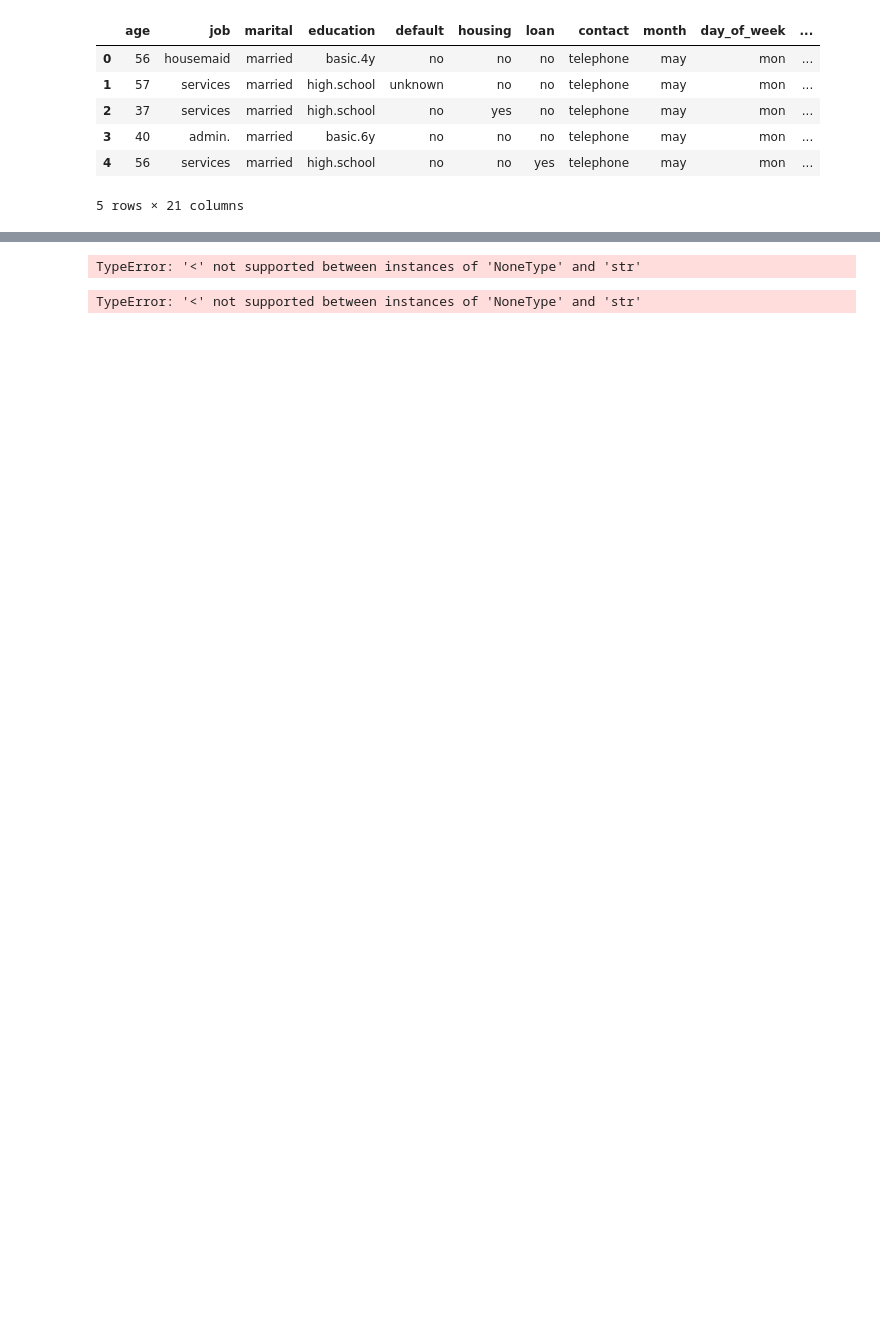
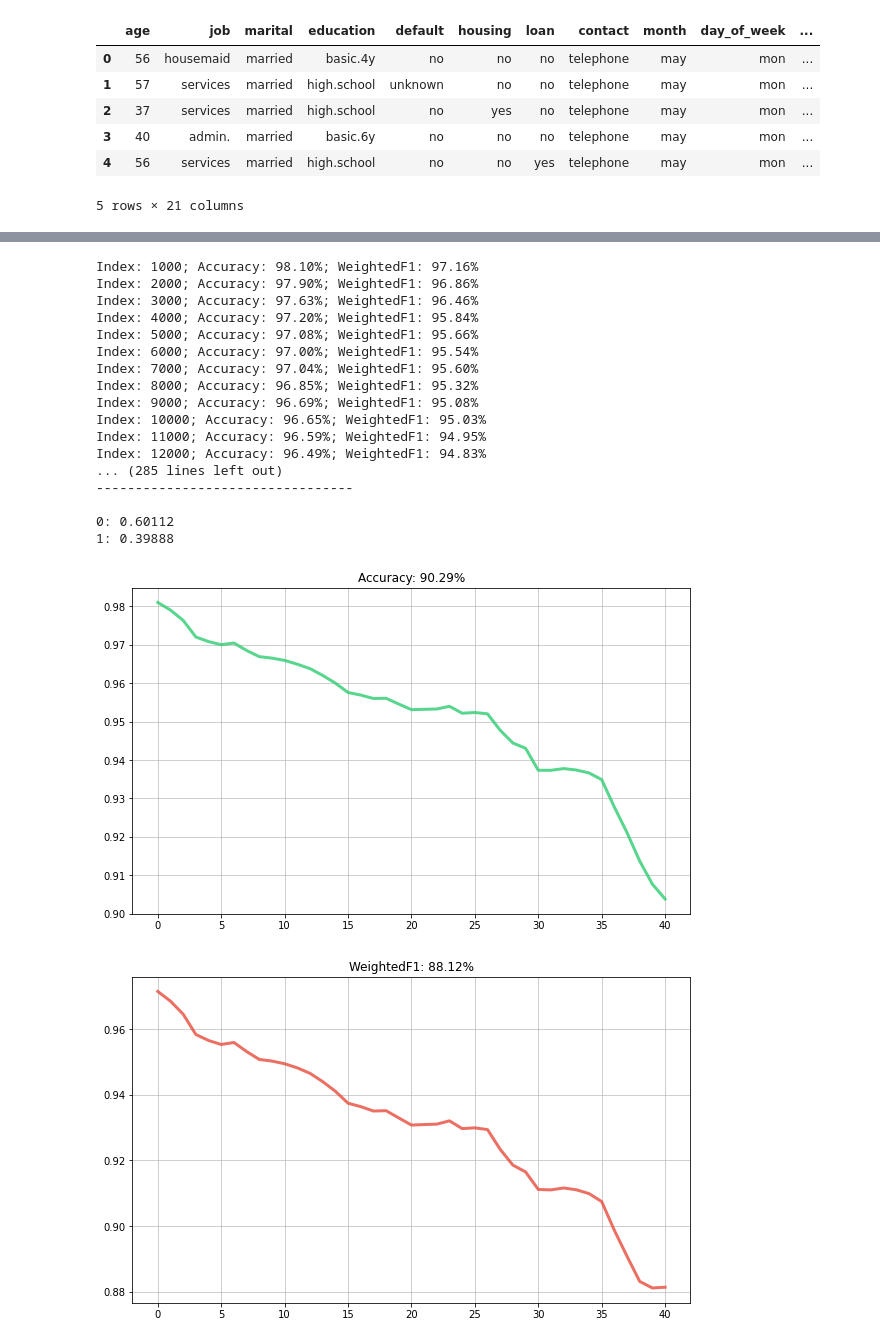
Before and after one commit to denysgerasymuk799/Online-ML-Stability, a Jupyter notebook: notebooks/Bank_dataset_River.ipynb, the cells around one changed output, grey strips where cells are left out. Drawn from its saved outputs; the diff is of its cells as text; code cells hidden in the pictures; blank space fills up the shorter version.

Commit message:
Added SPR classifier

```diff
--- a/notebooks/Bank_dataset_River.ipynb
+++ b/notebooks/Bank_dataset_River.ipynb
@@ -66,30 +58,21 @@ class BankDataset(base.FileDataset):
 # %%
-from river import compose
-from river import preprocessing
-from river import metrics
-
-from pprint import pprint
-
 categorical_features = ['job', 'marital', 'education', 'default', 'housing', 'loan', 'contact', 'month', 'day_of_week', 'poutcome']
 numerical_features = (feature for feature in df.columns if feature not in categorical_features + ['y'])
 
-# pp = compose.Select('job') | preprocessing.OneHotEncoder()
-model = compose.Select(categorical_features[0])
+transform_pipeline = compose.Select(categorical_features[0])
 for feature in categorical_features[1:]:
-    model += compose.Select(feature)
-model |= preprocessing.OneHotEncoder()
+    transform_pipeline += compose.Select(feature)
+transform_pipeline |= preprocessing.OneHotEncoder()
 
 for feature in numerical_features:
-    model += compose.Select(feature)
-model |= preprocessing.StandardScaler()
-model |= ensemble.AdaptiveRandomForestClassifier(seed=8, leaf_prediction="mc")
+    transform_pipeline += compose.Select(feature)
+transform_pipeline |= preprocessing.MinMaxScaler()
 
 bank_dataset = BankDataset()
-metric = metrics.Accuracy()
-
 for idx, (x, y) in enumerate(bank_dataset):
-    model = model.learn_one(x)
-    pprint(model.transform_one(x))
-    if idx == 2:
+    print(f'Initial features: {x}\n')
+    x = transform_pipeline.transform_one(x)
+    print(f'Transformed features: {x}\n\n')
+    if idx + 1 == 10:
         break
 # %% [output]
@@ -113,16 +95,0 @@ for idx, (x, y) in enumerate(bank_dataset):
-# %%
-for idx, (x, y) in enumerate(bank_dataset):
-    # Obtain the prior prediction and update the model in one go
-    y_pred = model.predict_one(x)
-    model.learn_one(x, y)
-
-    # Update the error metric
-    metric.update(y, y_pred)
-    if (idx + 1) % 100:
-        print(metric)
-# %% [output]
-TypeError: '<' not supported between instances of 'NoneType' and 'str'
-# %%
-evaluate.progressive_val_score(bank_dataset, model, metric, print_every=100)
-# %% [output]
-TypeError: '<' not supported between instances of 'NoneType' and 'str'
@@ -128,0 +139,23 @@ TypeError: '<' not supported between instances of 'NoneType' and 'str'
+# %%
+ARF_model = transform_pipeline | ensemble.AdaptiveRandomForestClassifier(seed=42, leaf_prediction="mc")
+evaluate_model(ARF_model)
+# %% [output]
+Index: 1000; Accuracy: 98.10%; WeightedF1: 97.16%
+Index: 2000; Accuracy: 97.90%; WeightedF1: 96.86%
+Index: 3000; Accuracy: 97.63%; WeightedF1: 96.46%
+Index: 4000; Accuracy: 97.20%; WeightedF1: 95.84%
+Index: 5000; Accuracy: 97.08%; WeightedF1: 95.66%
+Index: 6000; Accuracy: 97.00%; WeightedF1: 95.54%
+Index: 7000; Accuracy: 97.04%; WeightedF1: 95.60%
+Index: 8000; Accuracy: 96.85%; WeightedF1: 95.32%
+Index: 9000; Accuracy: 96.69%; WeightedF1: 95.08%
+Index: 10000; Accuracy: 96.65%; WeightedF1: 95.03%
+Index: 11000; Accuracy: 96.59%; WeightedF1: 94.95%
+Index: 12000; Accuracy: 96.49%; WeightedF1: 94.83%
+... (285 lines left out)
+---------------------------------
+
+0: 0.60112
+1: 0.39888
+[figure, added]
+[figure, added]
```
Also changed, not shown: parts of 9 cells of this notebook.
